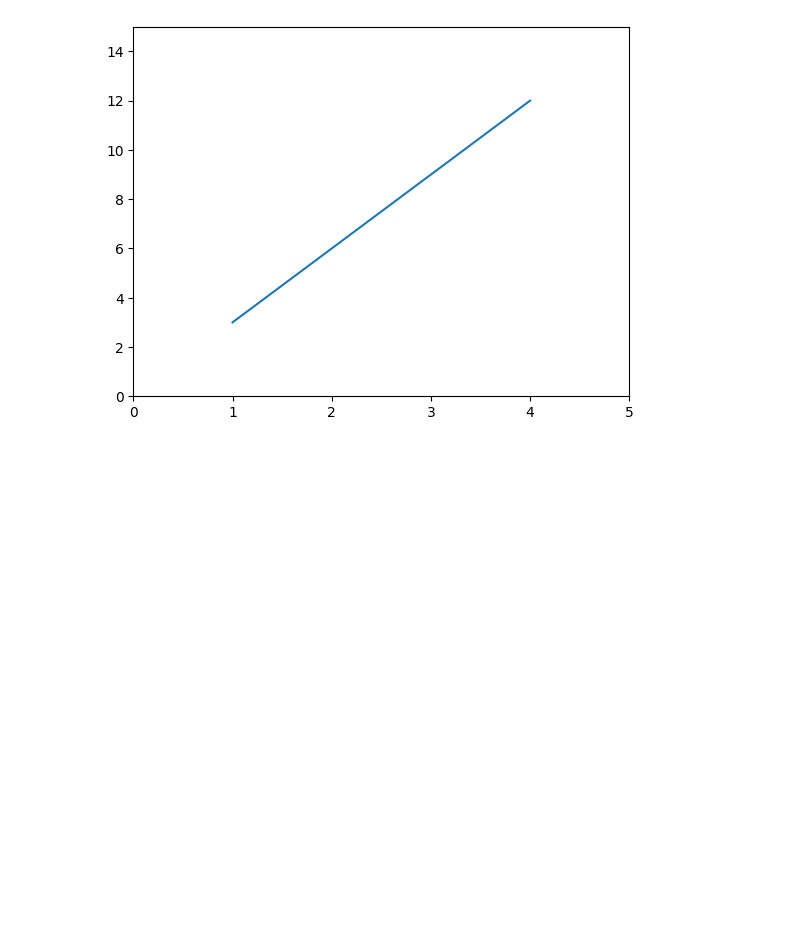
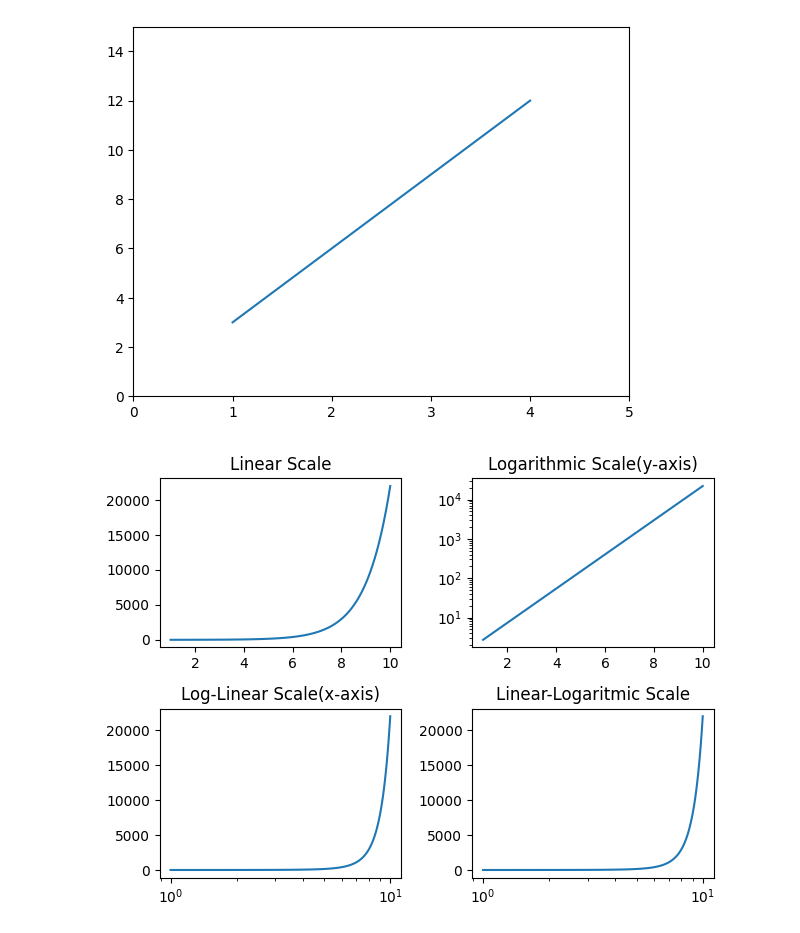
Before and after one commit to yj4976s-cpu/AI_26, a Jupyter notebook: 맷플롯립_공부.ipynb, the cells around one changed output. Cells and saved outputs as stored; diff of their text form; code cells hidden in the pictures; blank space fills up the shorter version.

```diff
--- a/맷플롯립_공부.ipynb
+++ b/맷플롯립_공부.ipynb
@@ -96,3 +96,39 @@ plt.axis([0,5,0,15]) # axis([xmin,xmax,ymin,ymax]) : X축과 Y축 범위 지정
 plt.show()
 # %% [output]
 [figure]
+# %%
+import matplotlib.pyplot as plt
+import numpy as np
+
+# 데이터 생성
+x = np.linspace(1, 10, 100)
+y = np.exp(x)
+
+# 선형 스케일
+plt.subplot(2, 2, 1)
+plt.plot(x,y)
+plt.title('Linear Scale')
+
+# 로그 스케일
+plt.subplot(2, 2, 2)
+plt.plot(x,y)
+plt.yscale('log')
+plt.title('Logarithmic Scale(y-axis)')
+
+# 로그-선형 스케일
+plt.subplot(2, 2, 3)
+plt.plot(x,y)
+plt.xscale('log')
+plt.title('Log-Linear Scale(x-axis)')
+
+# 선형-로그 스케일
+plt.subplot(2, 2, 4)
+plt.plot(x,y)
+plt.xscale('log')
+plt.yscale('linear')
+plt.title('Linear-Logaritmic Scale')
+
+plt.tight_layout() # 서브 그래프 간격 조절
+plt.show()
+# %% [output]
+[figure, added]
```
Also changed, not shown: parts of 3 cells of this notebook.
